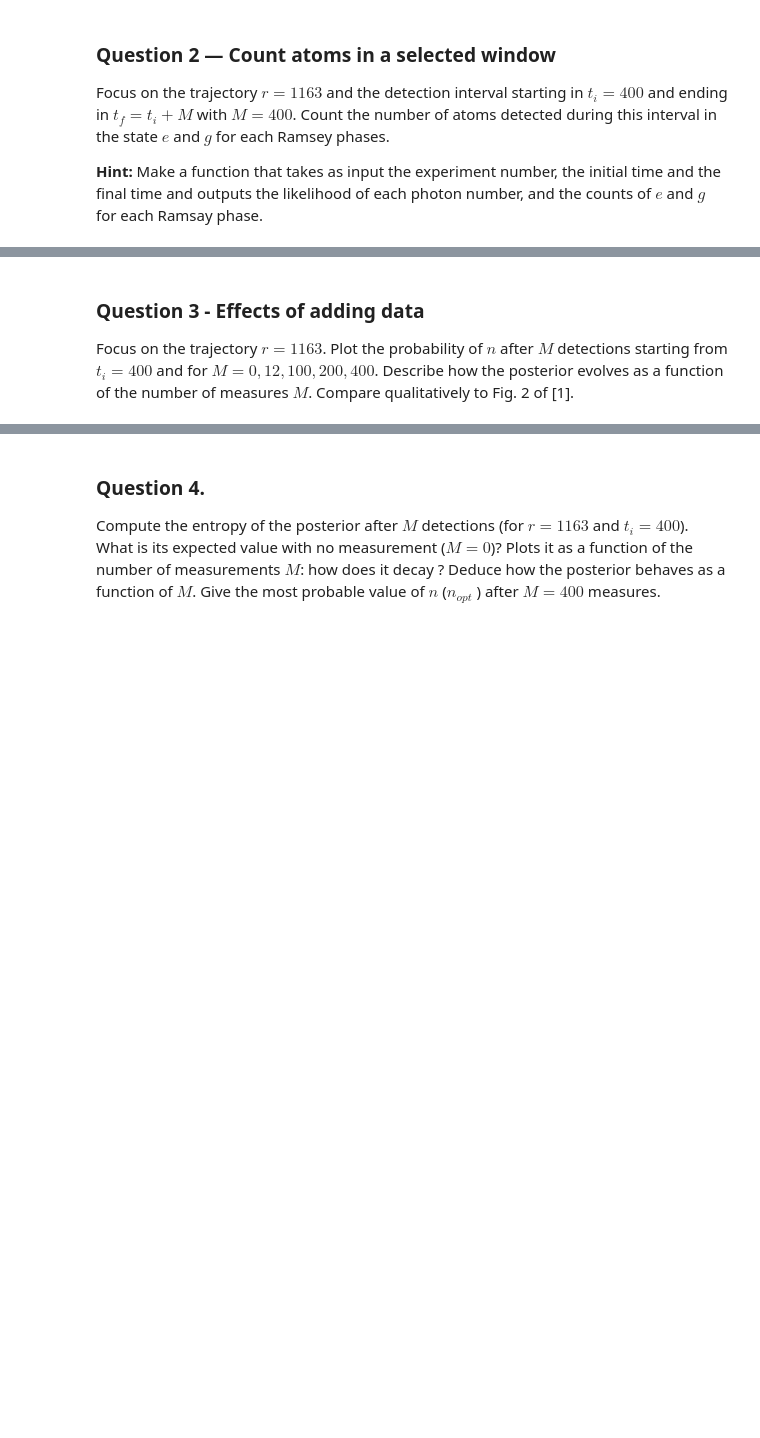
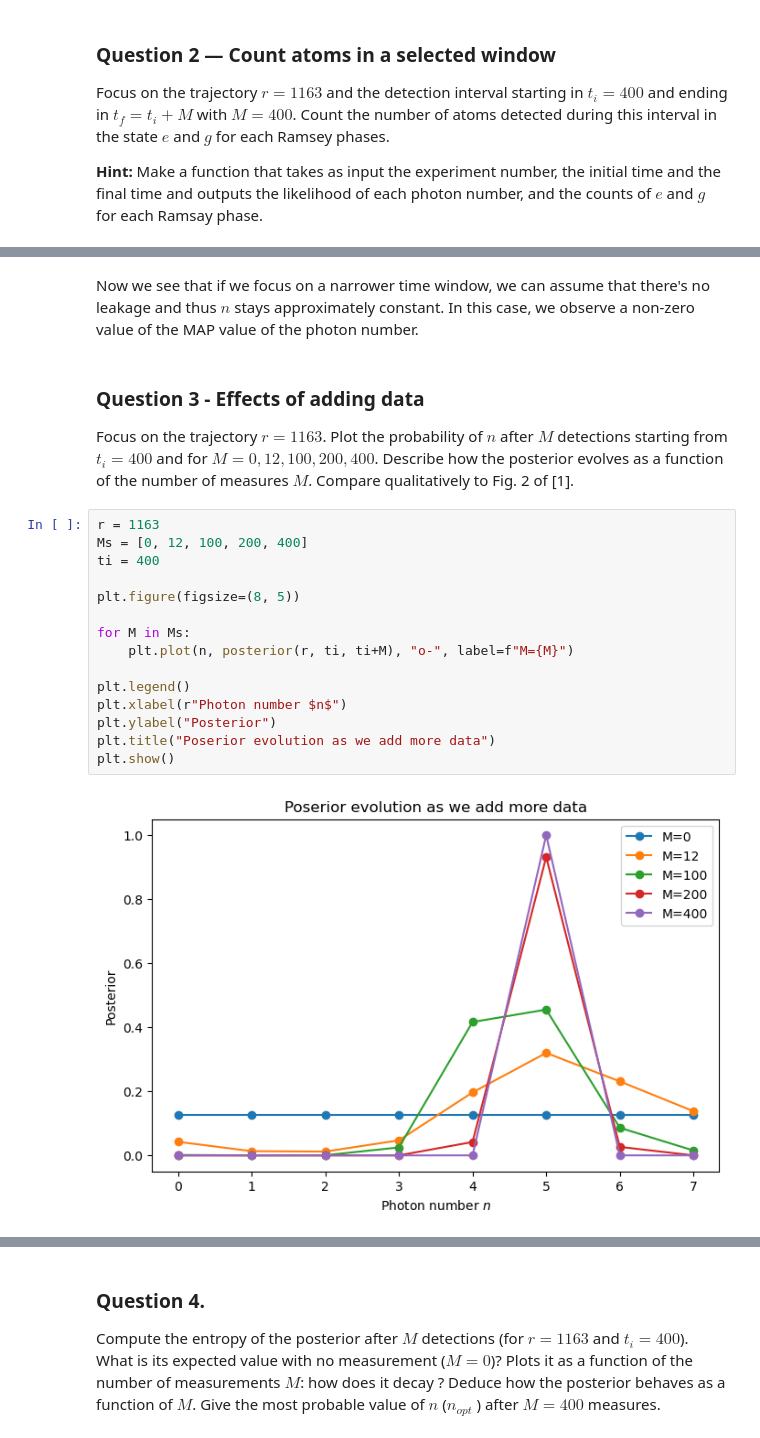
Before and after one commit to Marshhall/Bayesian_QND_Photon_Counting, a Jupyter notebook: QND.ipynb, the cells around one changed output, grey strips where cells are left out. Saved outputs shown, nothing was run; the diff lists cells and outputs as text; blank space fills up the shorter version.

```diff
--- a/QND.ipynb
+++ b/QND.ipynb
@@ -137,5 +204,24 @@ $t_f = t_{i} + M$ with $M = 400$. Count the number of atoms detected during this
+# %% [markdown]
+Now we see that if we focus on a narrower time window, we can assume that there's no leakage and thus $n$ stays approximately constant. In this case, we observe a non-zero value of the MAP value of the photon number.
 # %% [markdown]
 ### Question 3 - Effects of adding data
 Focus on the trajectory $r = 1163$. Plot the probability of $n$ after $M$ detections starting from $t_{i}= 400$
 and for $M = 0, 12, 100, 200, 400$. Describe how the posterior evolves as a function of the number of
 measures $M$. Compare qualitatively to Fig. 2 of [1].
+# %%
+r = 1163
+Ms = [0, 12, 100, 200, 400]
+ti = 400
+
+plt.figure(figsize=(8, 5))
+
+for M in Ms:
+    plt.plot(n, posterior(r, ti, ti+M), "o-", label=f"M={M}")
+
+plt.legend()
+plt.xlabel(r"Photon number $n$")
+plt.ylabel("Posterior")
+plt.title("Poserior evolution as we add more data")
+plt.show()
+# %% [output]
+[figure, added]
```
Also changed, not shown: parts of 14 cells of this notebook.
